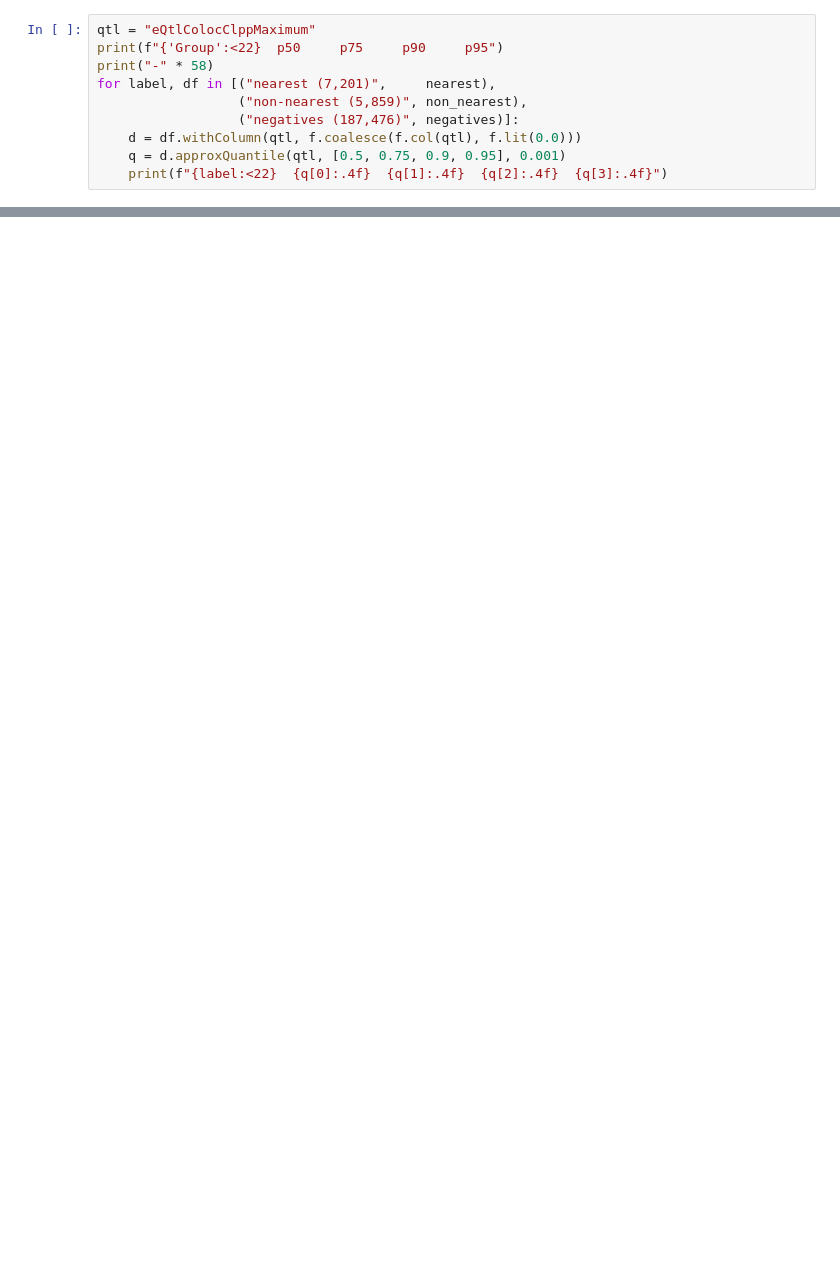
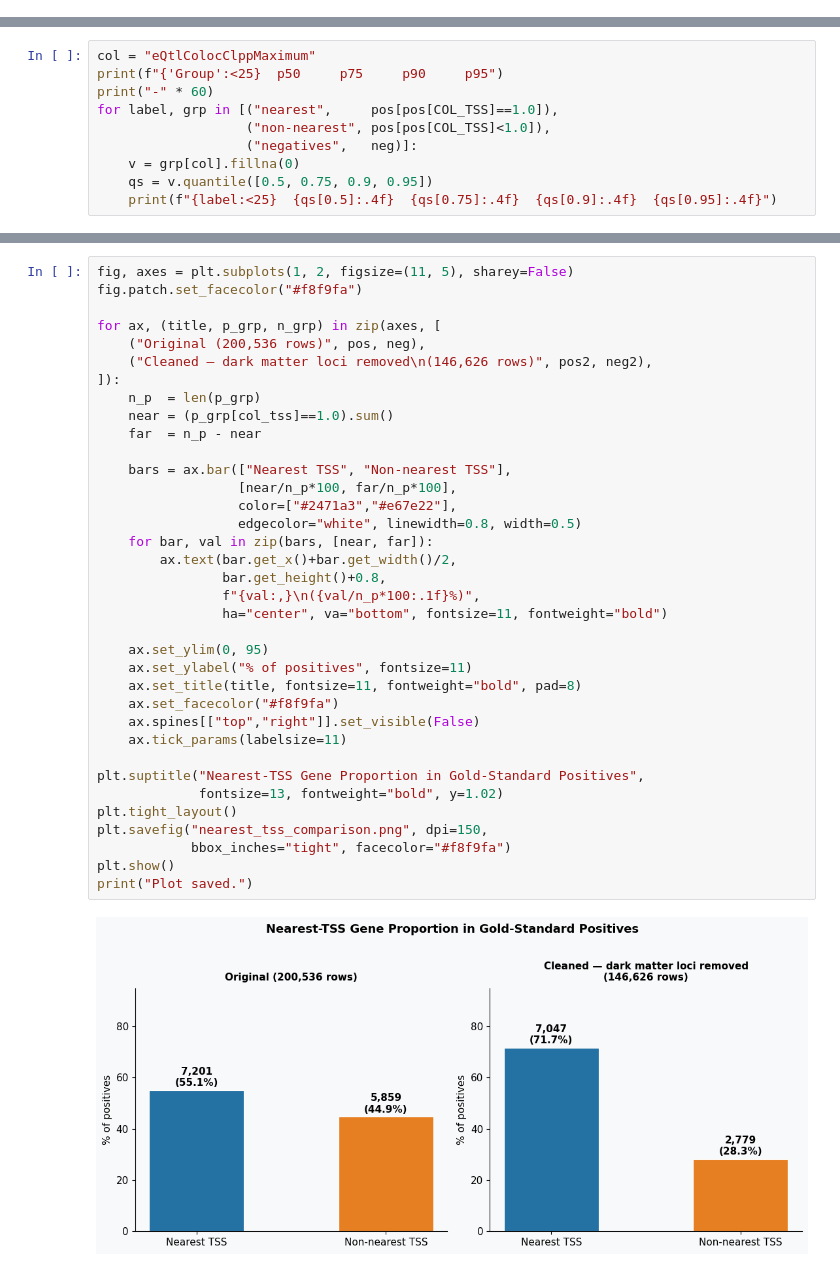
Before and after one commit to addramir/EGL_and_training_set, a Jupyter notebook: 2606/04_nonnearestTSS_predictability.ipynb, the cells around one changed output, grey strips where cells are left out. Cells and saved outputs as stored; diff of their text form; blank space fills up the shorter version.

```diff
--- a/2606/04_nonnearestTSS_predictability.ipynb
+++ b/2606/04_nonnearestTSS_predictability.ipynb
@@ -168,10 +0,0 @@ print(ratio.sort_values(ascending=False).to_string())
-# %%
-qtl = "eQtlColocClppMaximum"
-print(f"{'Group':<22}  p50     p75     p90     p95")
-print("-" * 58)
-for label, df in [("nearest (7,201)",     nearest),
-                  ("non-nearest (5,859)", non_nearest),
-                  ("negatives (187,476)", negatives)]:
-    d = df.withColumn(qtl, f.coalesce(f.col(qtl), f.lit(0.0)))
-    q = d.approxQuantile(qtl, [0.5, 0.75, 0.9, 0.95], 0.001)
-    print(f"{label:<22}  {q[0]:.4f}  {q[1]:.4f}  {q[2]:.4f}  {q[3]:.4f}")
@@ -220,0 +217,10 @@ non-nearest positives — and measure precision at high L2G thresholds.
+# %%
+col = "eQtlColocClppMaximum"
+print(f"{'Group':<25}  p50     p75     p90     p95")
+print("-" * 60)
+for label, grp in [("nearest",     pos[pos[COL_TSS]==1.0]),
+                   ("non-nearest", pos[pos[COL_TSS]<1.0]),
+                   ("negatives",   neg)]:
+    v = grp[col].fillna(0)
+    qs = v.quantile([0.5, 0.75, 0.9, 0.95])
+    print(f"{label:<25}  {qs[0.5]:.4f}  {qs[0.75]:.4f}  {qs[0.9]:.4f}  {qs[0.95]:.4f}")
@@ -220,0 +736,38 @@ non-nearest positives — and measure precision at high L2G thresholds.
+# %%
+fig, axes = plt.subplots(1, 2, figsize=(11, 5), sharey=False)
+fig.patch.set_facecolor("#f8f9fa")
+
+for ax, (title, p_grp, n_grp) in zip(axes, [
+    ("Original (200,536 rows)", pos, neg),
+    ("Cleaned — dark matter loci removed\n(146,626 rows)", pos2, neg2),
+]):
+    n_p  = len(p_grp)
+    near = (p_grp[col_tss]==1.0).sum()
+    far  = n_p - near
+
+    bars = ax.bar(["Nearest TSS", "Non-nearest TSS"],
+                  [near/n_p*100, far/n_p*100],
+                  color=["#2471a3","#e67e22"],
+                  edgecolor="white", linewidth=0.8, width=0.5)
+    for bar, val in zip(bars, [near, far]):
+        ax.text(bar.get_x()+bar.get_width()/2,
+                bar.get_height()+0.8,
+                f"{val:,}\n({val/n_p*100:.1f}%)",
+                ha="center", va="bottom", fontsize=11, fontweight="bold")
+
+    ax.set_ylim(0, 95)
+    ax.set_ylabel("% of positives", fontsize=11)
+    ax.set_title(title, fontsize=11, fontweight="bold", pad=8)
+    ax.set_facecolor("#f8f9fa")
+    ax.spines[["top","right"]].set_visible(False)
+    ax.tick_params(labelsize=11)
+
+plt.suptitle("Nearest-TSS Gene Proportion in Gold-Standard Positives",
+             fontsize=13, fontweight="bold", y=1.02)
+plt.tight_layout()
+plt.savefig("nearest_tss_comparison.png", dpi=150,
+            bbox_inches="tight", facecolor="#f8f9fa")
+plt.show()
+print("Plot saved.")
+# %% [output]
+[figure, added]
```
Also changed, not shown: parts of 44 cells of this notebook, 5 other files.
